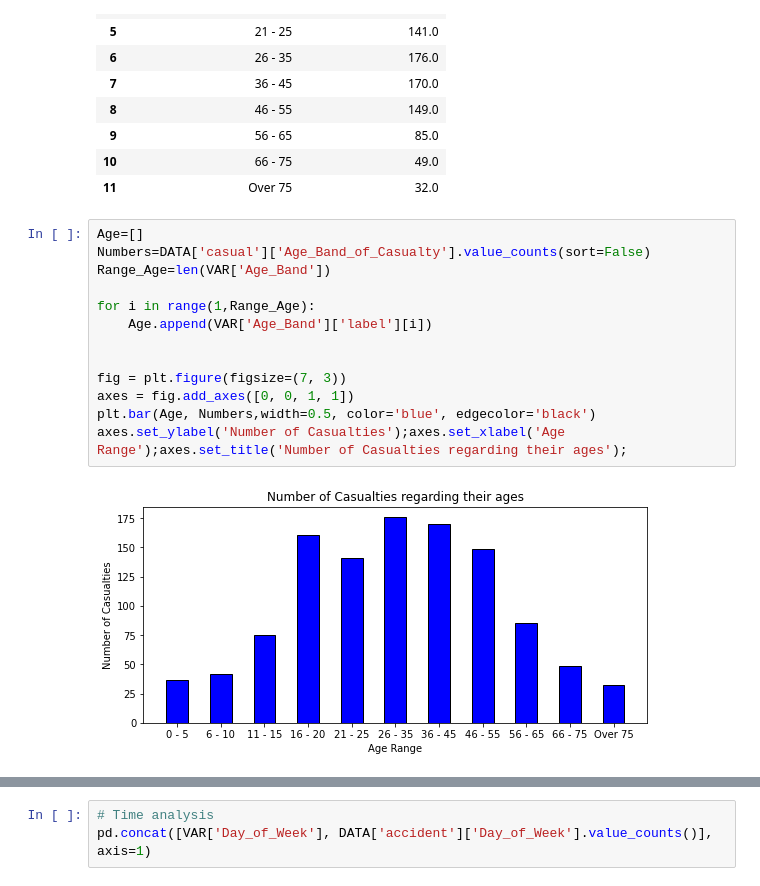
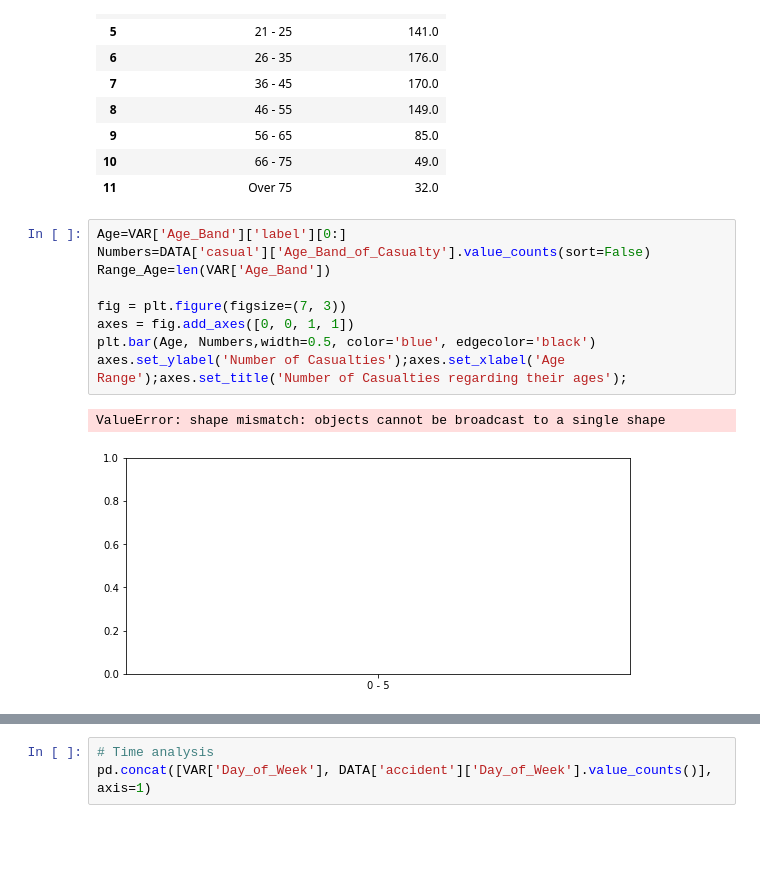
Before and after one commit to mfoman/fyp2021p01lectures, a Jupyter notebook: notebooks/fyp2021p01product.ipynb, the cells around one changed output, grey strips where cells are left out. Saved outputs shown, nothing was run; the diff lists cells and outputs as text; blank space fills up the shorter version.

```diff
--- a/notebooks/fyp2021p01product.ipynb
+++ b/notebooks/fyp2021p01product.ipynb
@@ -163,17 +163,14 @@ pd.concat([VAR['Age_Band'], DATA['casual']['Age_Band_of_Casualty'].value_counts(
 | 10 | 66 - 75 | 49.0 |
 | 11 | Over 75 | 32.0 |
 # %%
-Age=[]
+Age=VAR['Age_Band']['label'][0:]
 Numbers=DATA['casual']['Age_Band_of_Casualty'].value_counts(sort=False)
 Range_Age=len(VAR['Age_Band'])
-
-for i in range(1,Range_Age):
-    Age.append(VAR['Age_Band']['label'][i])
-
 
 fig = plt.figure(figsize=(7, 3))
 axes = fig.add_axes([0, 0, 1, 1])
 plt.bar(Age, Numbers,width=0.5, color='blue', edgecolor='black')
 axes.set_ylabel('Number of Casualties');axes.set_xlabel('Age Range');axes.set_title('Number of Casualties regarding their ages');
 # %% [output]
+ValueError: shape mismatch: objects cannot be broadcast to a single shape
-[figure, old version]
+[figure, new version]
```
Also changed, not shown: parts of 3 cells of this notebook.
